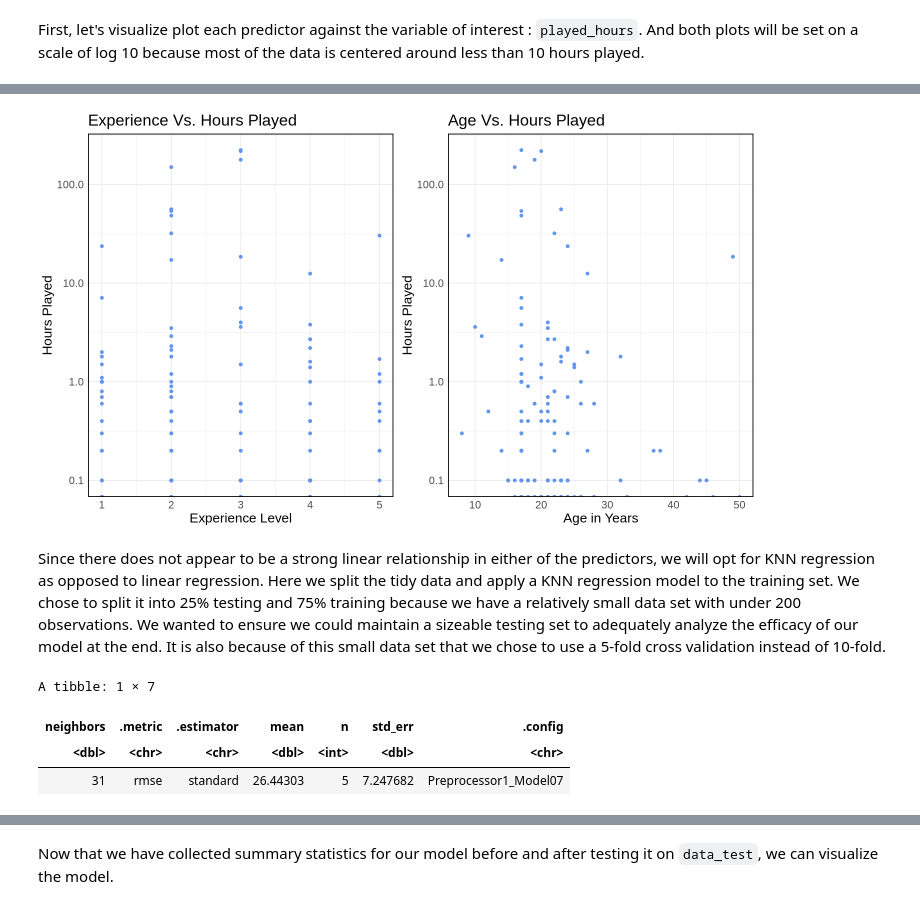
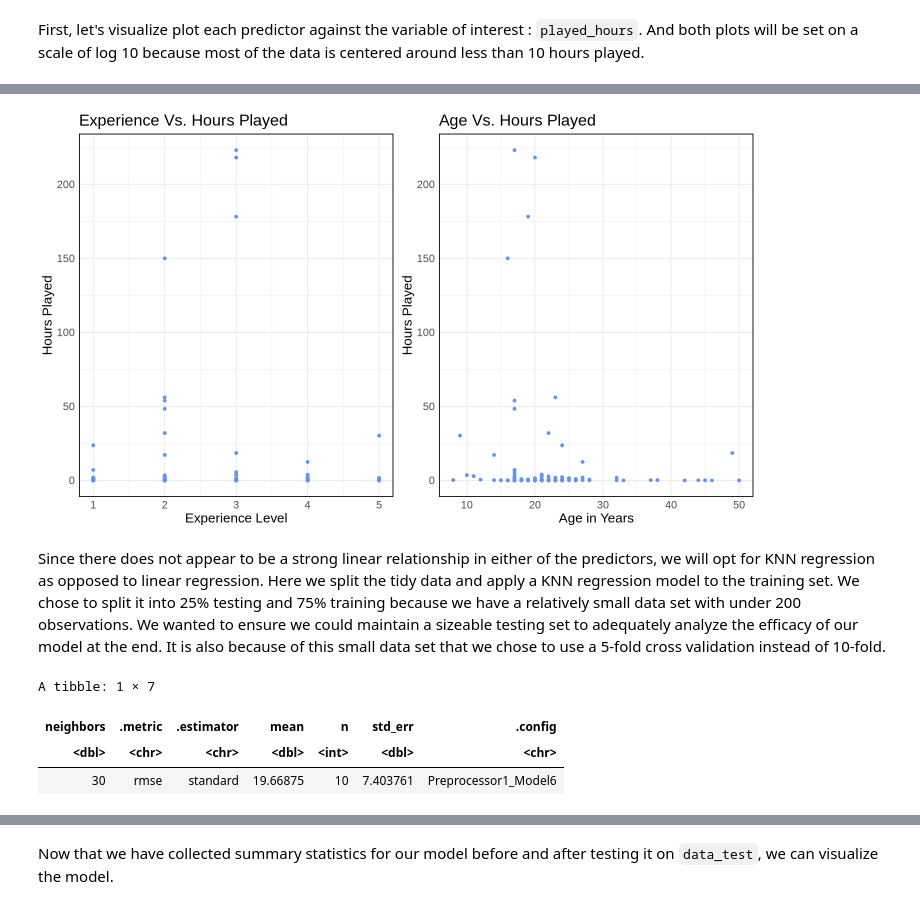
Before and after one commit to lucydehaan/Group-Project, a Jupyter notebook: Project.ipynb, the cells around one changed output, grey strips where cells are left out. Cells and saved outputs as stored; diff of their text form; code cells hidden in the pictures.

```diff
--- a/Project.ipynb
+++ b/Project.ipynb
@@ -147,7 +159,6 @@ options(repr.plot.width = 12, repr.plot.height = 7)
 experience_plot <- ggplot(data,aes(x = experience, y = played_hours)) +
     geom_point(color = "cornflowerblue") +
     theme_minimal() +
-    scale_y_continuous(trans = 'log10') +
     labs(title = "Experience Vs. Hours Played", x = "Experience Level", y = "Hours Played") +
     theme(panel.border = element_rect(color = "black", fill = NA, size = 1),
           text = element_text(size = 16))
@@ -155,7 +166,6 @@ experience_plot <- ggplot(data,aes(x = experience, y = played_hours)) +
 age_plot <- ggplot(data,aes(x = age, y = played_hours)) +
     geom_point(color = "cornflowerblue") +
     theme_minimal() +
-    scale_y_continuous(trans = 'log10') +
     labs(title = "Age Vs. Hours Played", x = "Age in Years", y = "Hours Played") +
     theme(panel.border = element_rect(color = "black", fill = NA, size = 1),
           text = element_text(size = 16))
@@ -169,4 +178,4 @@ Warning message in scale_y_continuous(trans = "log10"):
-[figure, old version]
+[figure, new version]
 # %% [markdown]
 Since there does not appear to be a strong linear relationship in either of the predictors, we will opt for KNN regression as opposed to linear regression. Here we split the tidy data and apply a KNN regression model to the training set. We chose to split it into 25% testing and 75% training because we have a relatively small data set with under 200 observations. We wanted to ensure we could maintain a sizeable testing set to adequately analyze the efficacy of our model at the end. It is also because of this small data set that we chose to use a 5-fold cross validation instead of 10-fold.
 # %%
@@ -191,16 +200,16 @@ age_spec <- nearest_neighbor(weight_func = "rectangular", neighbors = tune()) |>
       set_engine("kknn") |>
       set_mode("regression")
 
-age_vfold <- vfold_cv(data_train, v = 5, strata = played_hours)
+age_vfold <- vfold_cv(data_train, v = 10, strata = played_hours)
 
 age_workflow <- workflow() |>
     add_recipe(age_recipe) |>
     add_model(age_spec)
 
-gridvals <- tibble(neighbors = seq(from = 1, to = 81, by = 5))
+gridvals <- tibble(neighbors = seq(from = 5, to = 40, by = 5))
 
 age_results <- age_workflow |>
-  tune_grid(resamples = data_vfold, grid = gridvals) |>
+  tune_grid(resamples = age_vfold, grid = gridvals) |>
     collect_metrics()
 
 age_k_min <- age_results |>
@@ -212,7 +221,7 @@ age_k_min
 A tibble: 1 × 7
 | neighbors | .metric | .estimator | mean | n | std_err | .config |
 | <dbl> | <chr> | <chr> | <dbl> | <int> | <dbl> | <chr> |
-| 31 | rmse | standard | 26.44303 | 5 | 7.247682 | Preprocessor1_Model07 |
+| 30 | rmse | standard | 19.66875 | 10 | 7.403761 | Preprocessor1_Model6 |
 # %%
 age_min <- age_k_min |>
          pull(neighbors)
```
Also changed, not shown: parts of 6 cells of this notebook.
